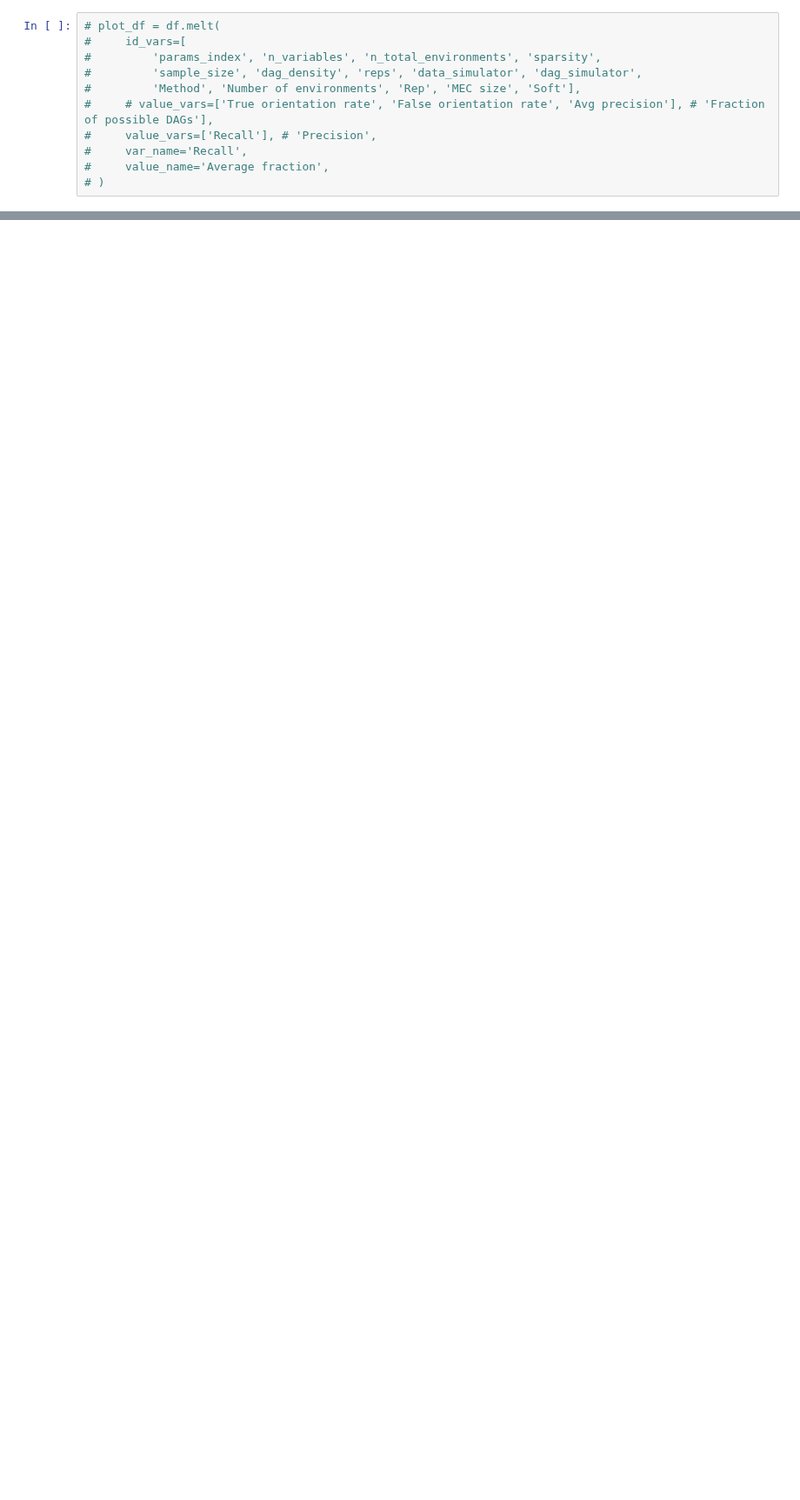
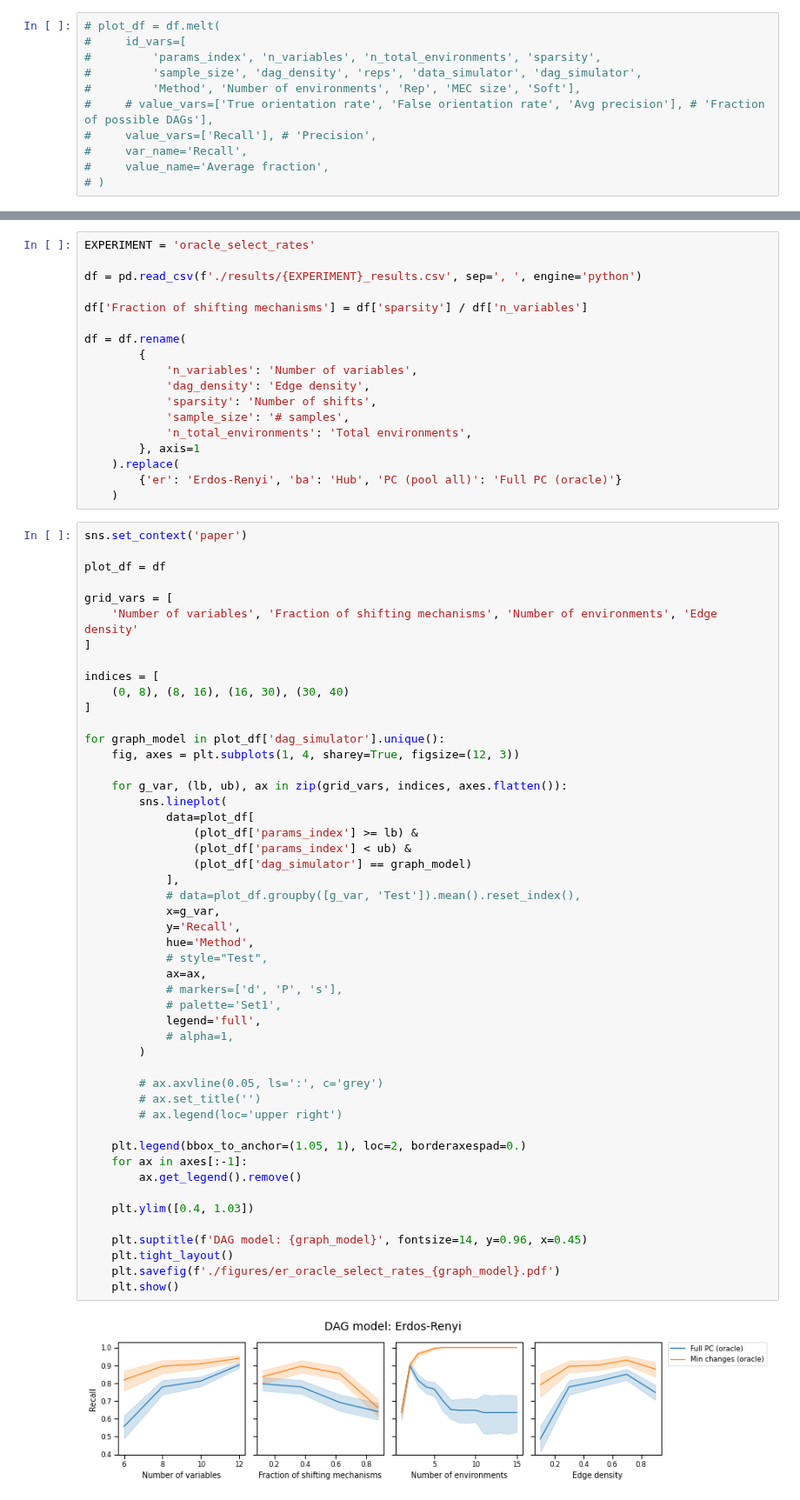
Before and after one commit to rflperry/sparse_shift, a Jupyter notebook: experiments/main_simulations/plot_oracle_rates.ipynb, the cells around one changed output, grey strips where cells are left out. Shown at 87% size. Cells and saved outputs as stored; diff of their text form; blank space fills up the shorter version.

```diff
--- a/experiments/main_simulations/plot_oracle_rates.ipynb
+++ b/experiments/main_simulations/plot_oracle_rates.ipynb
@@ -43,0 +64,69 @@ for n_env in [5]:
+# %%
+EXPERIMENT = 'oracle_select_rates'
+
+df = pd.read_csv(f'./results/{EXPERIMENT}_results.csv', sep=', ', engine='python')
+
+df['Fraction of shifting mechanisms'] = df['sparsity'] / df['n_variables']
+
+df = df.rename(
+        {
+            'n_variables': 'Number of variables',
+            'dag_density': 'Edge density',
+            'sparsity': 'Number of shifts',
+            'sample_size': '# samples',
+            'n_total_environments': 'Total environments',
+        }, axis=1
+    ).replace(
+        {'er': 'Erdos-Renyi', 'ba': 'Hub', 'PC (pool all)': 'Full PC (oracle)'}
+    )
+# %%
+sns.set_context('paper')
+
+plot_df = df
+
+grid_vars = [
+    'Number of variables', 'Fraction of shifting mechanisms', 'Number of environments', 'Edge density'
+]
+
+indices = [
+    (0, 8), (8, 16), (16, 30), (30, 40)
+]
+
+for graph_model in plot_df['dag_simulator'].unique():
+    fig, axes = plt.subplots(1, 4, sharey=True, figsize=(12, 3))
+
+    for g_var, (lb, ub), ax in zip(grid_vars, indices, axes.flatten()):
+        sns.lineplot(
+            data=plot_df[
+                (plot_df['params_index'] >= lb) &
+                (plot_df['params_index'] < ub) &
+                (plot_df['dag_simulator'] == graph_model)
+            ],
+            # data=plot_df.groupby([g_var, 'Test']).mean().reset_index(),
+            x=g_var,
+            y='Recall',
+            hue='Method',
+            # style="Test",
+            ax=ax,
+            # markers=['d', 'P', 's'],
+            # palette='Set1',
+            legend='full',
+            # alpha=1,
+        )
+
+        # ax.axvline(0.05, ls=':', c='grey')
+        # ax.set_title('')
+        # ax.legend(loc='upper right')
+
+    plt.legend(bbox_to_anchor=(1.05, 1), loc=2, borderaxespad=0.)
+    for ax in axes[:-1]:
+        ax.get_legend().remove()
+
+    plt.ylim([0.4, 1.03])
+
+    plt.suptitle(f'DAG model: {graph_model}', fontsize=14, y=0.96, x=0.45)
+    plt.tight_layout()
+    plt.savefig(f'./figures/er_oracle_select_rates_{graph_model}.pdf')
+    plt.show()
+# %% [output]
+[figure, added]
```
Also changed, not shown: parts of 6 cells of this notebook, 6 other files.
